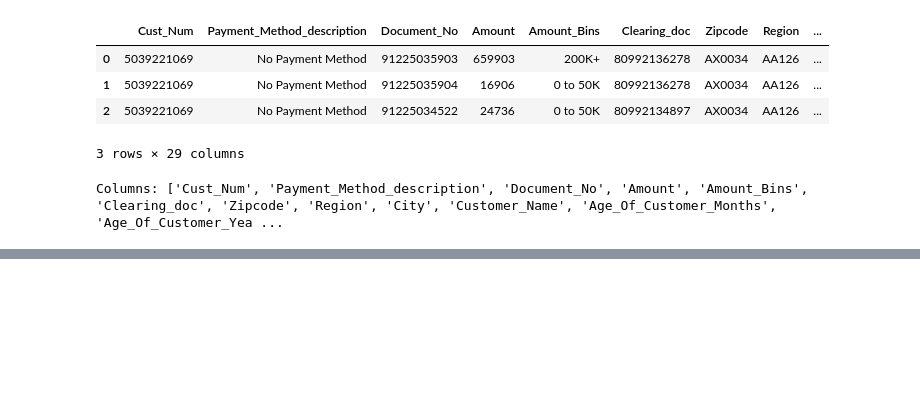
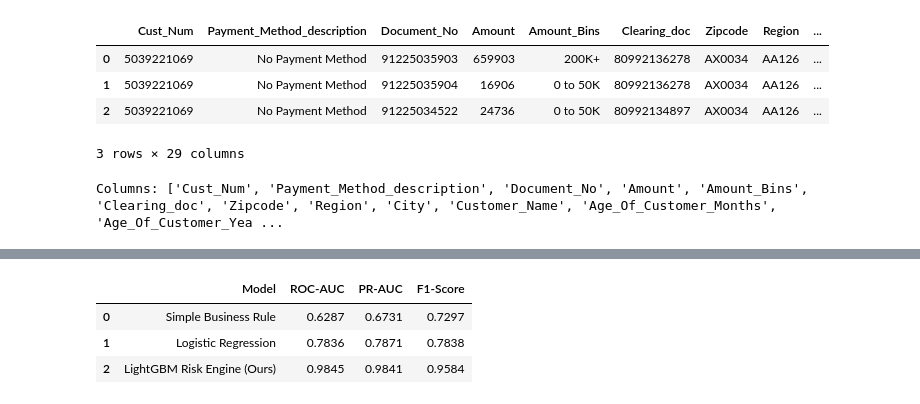
Before and after one commit to agnidevaraja/float., a Jupyter notebook: Veritas_AI_2026_TM.ipynb, the cells around one changed output, grey strips where cells are left out. Cells and saved outputs as stored; diff of their text form; code cells hidden in the pictures; blank space fills up the shorter version.

```diff
--- a/Veritas_AI_2026_TM.ipynb
+++ b/Veritas_AI_2026_TM.ipynb
@@ -29,0 +87,79 @@ Columns: ['Cust_Num', 'Payment_Method_description', 'Document_No', 'Amount', 'Am
+# %%
+import lightgbm as lgb
+from sklearn.linear_model import LogisticRegression
+from sklearn.preprocessing import StandardScaler
+from sklearn.metrics import roc_auc_score, average_precision_score, f1_score, mean_absolute_error
+import numpy as np
+import pandas as pd
+
+# --- 1. SIMPLE RULE BASELINE (Required by Judges) ---
+# Rule: Predict late if customer's past late ratio > 0.30 OR payment term > 30 days
+rule_preds = ((X_test['past_late_ratio'] > 0.30) | (X_test['Payment_Term'] > 30)).astype(int)
+rule_scores = X_test['past_late_ratio'].values # continuous score for AUC comparison
+
+# --- 2. LOGISTIC REGRESSION BASELINE ---
+scaler = StandardScaler()
+X_train_scaled = scaler.fit_transform(X_train.fillna(0))
+X_test_scaled = scaler.transform(X_test.fillna(0))
+
+lr_model = LogisticRegression(max_iter=500, random_state=42)
+lr_model.fit(X_train_scaled, y_class_train)
+lr_probs = lr_model.predict_proba(X_test_scaled)[:, 1]
+lr_preds = (lr_probs >= 0.5).astype(int)
+
+# --- 3. MAIN ML CLASSIFIER: LIGHTGBM RISK ENGINE ---
+clf_model = lgb.LGBMClassifier(
+    n_estimators=300,
+    learning_rate=0.05,
+    num_leaves=31,
+    subsample_for_bin=50000,
+    random_state=42,
+    verbose=-1
+)
+clf_model.fit(X_train, y_class_train)
+lgb_probs = clf_model.predict_proba(X_test)[:, 1]
+lgb_preds = (lgb_probs >= 0.5).astype(int)
+
+# --- 4. TIME-TO-PAY ARRIVAL PREDICTOR (MEDIAN + 20%/80% CONFIDENCE BANDS) ---
+reg_median = lgb.LGBMRegressor(objective='quantile', alpha=0.50, n_estimators=300, learning_rate=0.05, random_state=42, verbose=-1)
+reg_low    = lgb.LGBMRegressor(objective='quantile', alpha=0.20, n_estimators=200, learning_rate=0.05, random_state=42, verbose=-1)
+reg_high   = lgb.LGBMRegressor(objective='quantile', alpha=0.80, n_estimators=200, learning_rate=0.05, random_state=42, verbose=-1)
+
+reg_median.fit(X_train, y_days_train)
+reg_low.fit(X_train, y_days_train)
+reg_high.fit(X_train, y_days_train)
+
+pred_days_med  = np.clip(reg_median.predict(X_test), 0, None)
+pred_days_low  = np.clip(reg_low.predict(X_test), 0, None)
+pred_days_high = np.clip(reg_high.predict(X_test), 0, None)
+
+# Baseline for arrival delay: simply predict historical average delay (or 0 days overdue)
+baseline_mae = mean_absolute_error(y_days_test, np.full_like(y_days_test, y_days_train.median()))
+lgb_mae = mean_absolute_error(y_days_test, pred_days_med)
+
+# --- 5. BENCHMARK COMPARISON TABLE ---
+results_df = pd.DataFrame({
+    'Model': ['Simple Business Rule', 'Logistic Regression', 'LightGBM Risk Engine (Ours)'],
+    'ROC-AUC': [
+        roc_auc_score(y_class_test, rule_scores),
+        roc_auc_score(y_class_test, lr_probs),
+        roc_auc_score(y_class_test, lgb_probs)
+    ],
+    'PR-AUC': [
+        average_precision_score(y_class_test, rule_scores),
+        average_precision_score(y_class_test, lr_probs),
+        average_precision_score(y_class_test, lgb_probs)
+    ],
+    'F1-Score': [
+        f1_score(y_class_test, rule_preds),
+        f1_score(y_class_test, lr_preds),
+        f1_score(y_class_test, lgb_preds)
+    ]
+})
+
+print("=== CLASSIFICATION BENCHMARK (HELD-OUT FUTURE INVOICES) ===")
+display(results_df.round(4))
+print(f"\n=== CASH ARRIVAL DAY PREDICTION ERROR (LOWER IS BETTER) ===")
+print(f"Baseline Median Guess MAE: {baseline_mae:.2f} days")
+print(f"LightGBM Arrival Model MAE: {lgb_mae:.2f} days (Improvement: {baseline_mae - lgb_mae:.2f} days closer)")
+# %% [output]
@@ -29,0 +167,4 @@ Columns: ['Cust_Num', 'Payment_Method_description', 'Document_No', 'Amount', 'Am
+|  | Model | ROC-AUC | PR-AUC | F1-Score |
+| 0 | Simple Business Rule | 0.6287 | 0.6731 | 0.7297 |
+| 1 | Logistic Regression | 0.7836 | 0.7871 | 0.7838 |
+| 2 | LightGBM Risk Engine (Ours) | 0.9845 | 0.9841 | 0.9584 |
```
Also changed, not shown: parts of 4 cells of this notebook.
